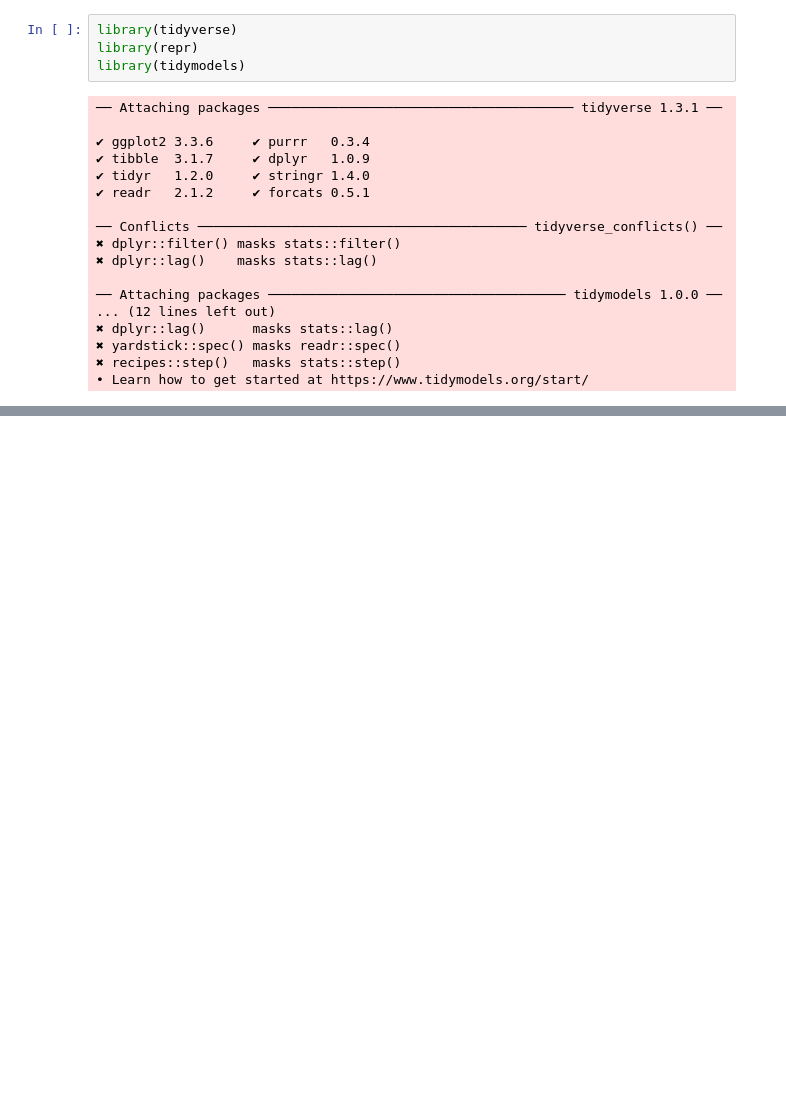
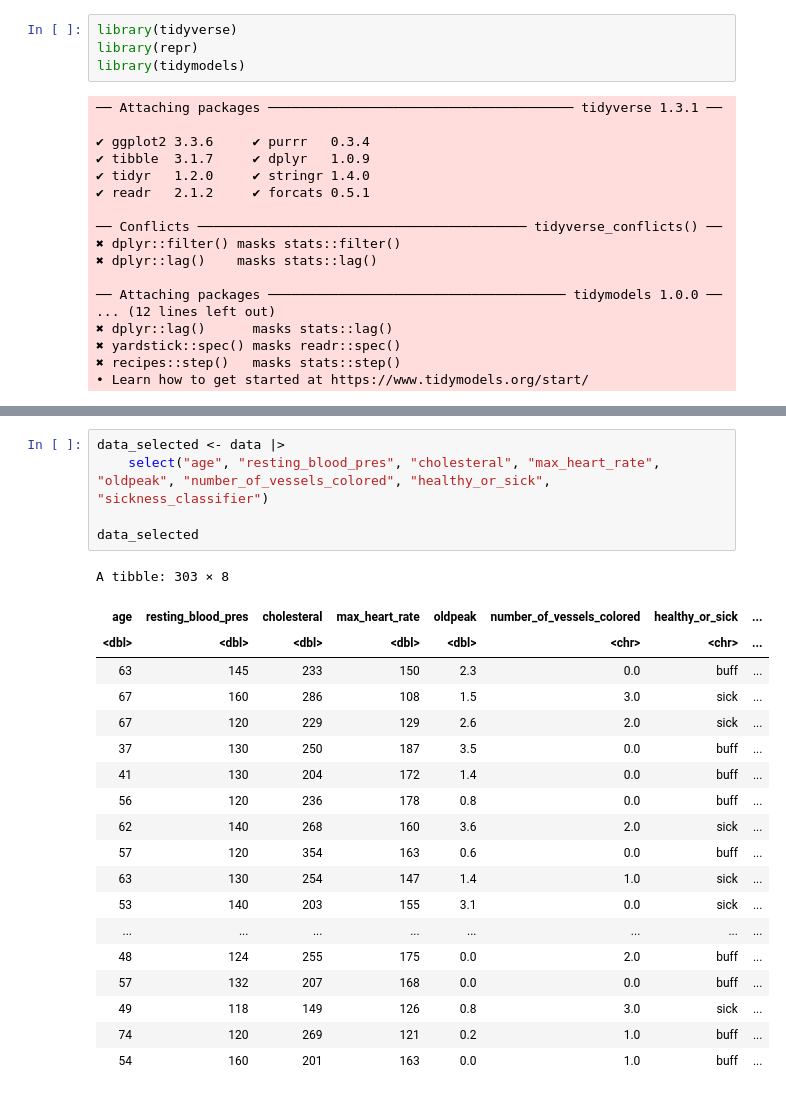
Before and after one commit to akosek4/DSCI-100-Heart-Disease-Project, a Jupyter notebook: Read_Data.ipynb, the cells around one changed output, grey strips where cells are left out. Saved outputs shown, nothing was run; the diff lists cells and outputs as text; blank space fills up the shorter version.

Commit message:
Data_Selected
Selected appropriate columns for later classification!

```diff
--- a/Read_Data.ipynb
+++ b/Read_Data.ipynb
@@ -64,3 +64,28 @@ A spec_tbl_df: 303 × 15
 | 49 | male | notang | 118 | 149 | fal | hyp | ... |
 | 74 | fem | abnang | 120 | 269 | fal | hyp | ... |
 | 54 | fem | notang | 160 | 201 | fal | norm | ... |
+# %%
+data_selected <- data |>
+    select("age", "resting_blood_pres", "cholesteral", "max_heart_rate", "oldpeak", "number_of_vessels_colored", "healthy_or_sick", "sickness_classifier")
+
+data_selected
+# %% [output]
+A tibble: 303 × 8
+| age | resting_blood_pres | cholesteral | max_heart_rate | oldpeak | number_of_vessels_colored | healthy_or_sick | ... |
+| <dbl> | <dbl> | <dbl> | <dbl> | <dbl> | <chr> | <chr> | ... |
+| 63 | 145 | 233 | 150 | 2.3 | 0.0 | buff | ... |
+| 67 | 160 | 286 | 108 | 1.5 | 3.0 | sick | ... |
+| 67 | 120 | 229 | 129 | 2.6 | 2.0 | sick | ... |
+| 37 | 130 | 250 | 187 | 3.5 | 0.0 | buff | ... |
+| 41 | 130 | 204 | 172 | 1.4 | 0.0 | buff | ... |
+| 56 | 120 | 236 | 178 | 0.8 | 0.0 | buff | ... |
+| 62 | 140 | 268 | 160 | 3.6 | 2.0 | sick | ... |
+| 57 | 120 | 354 | 163 | 0.6 | 0.0 | buff | ... |
+| 63 | 130 | 254 | 147 | 1.4 | 1.0 | sick | ... |
+| 53 | 140 | 203 | 155 | 3.1 | 0.0 | sick | ... |
+| ... | ... | ... | ... | ... | ... | ... | ... |
+| 48 | 124 | 255 | 175 | 0.0 | 2.0 | buff | ... |
+| 57 | 132 | 207 | 168 | 0.0 | 0.0 | buff | ... |
+| 49 | 118 | 149 | 126 | 0.8 | 3.0 | sick | ... |
+| 74 | 120 | 269 | 121 | 0.2 | 1.0 | buff | ... |
+| 54 | 160 | 201 | 163 | 0.0 | 1.0 | buff | ... |
```
Also changed, not shown: parts of 2 cells of this notebook.
